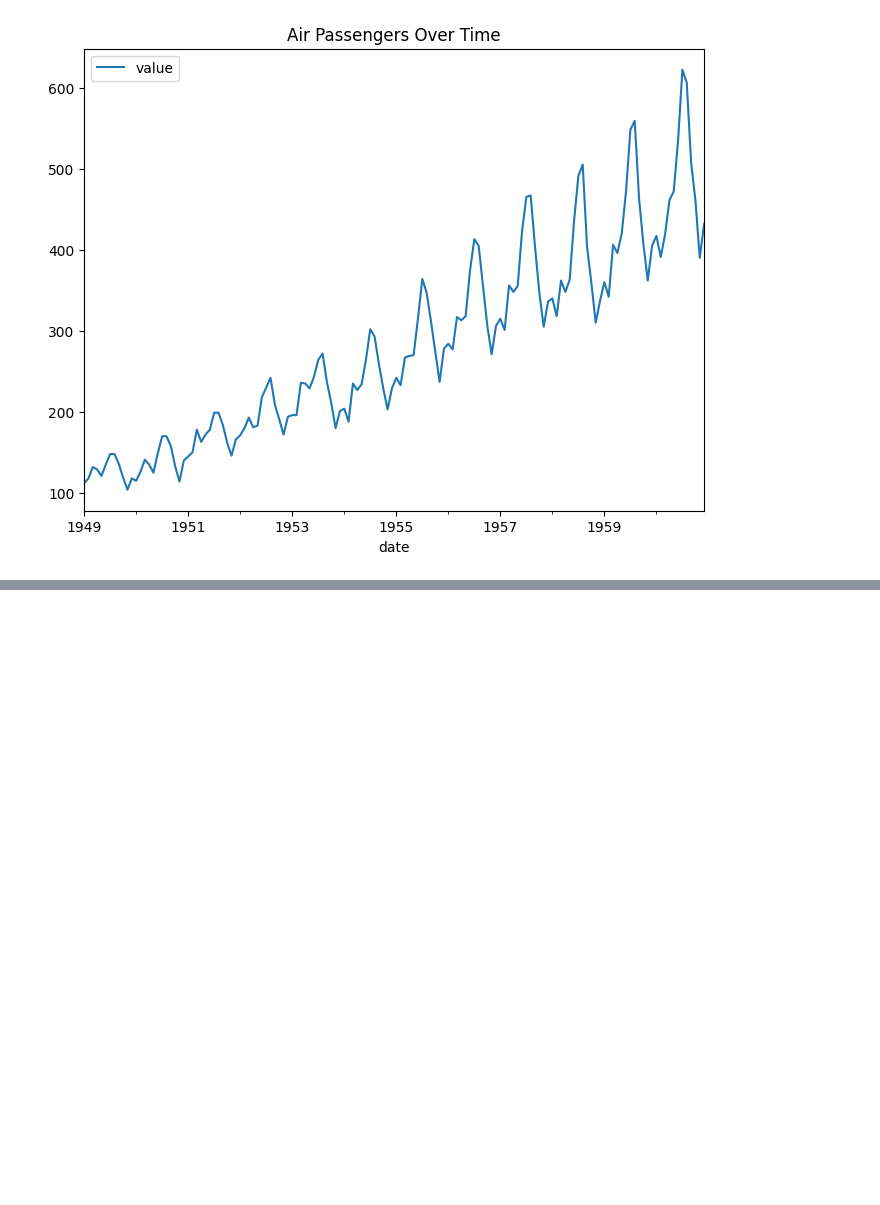
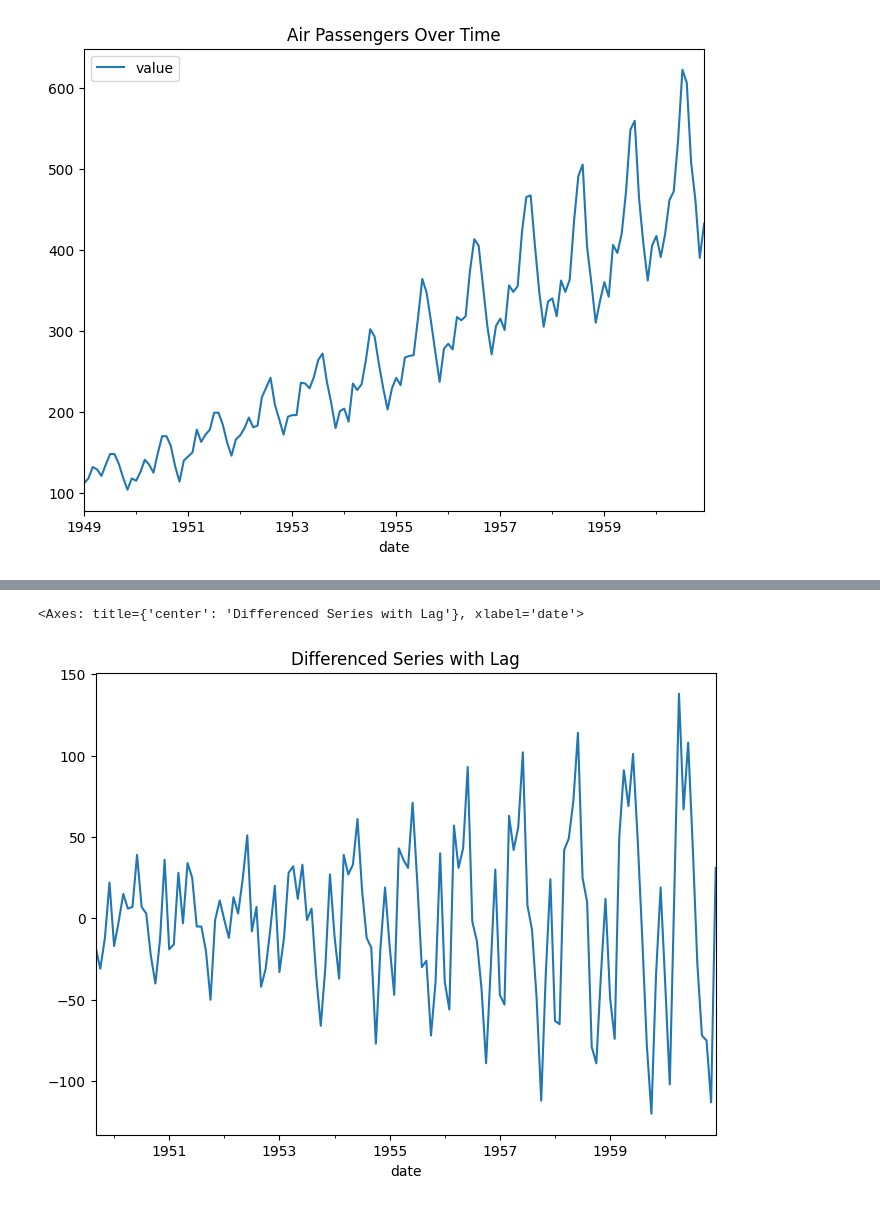
Before and after one commit to shreyjain14/MCA-Assignments, a Jupyter notebook: Trimester-4/ADA/Classwork/03-AirPassengers.ipynb, the cells around one changed output, grey strips where cells are left out. Drawn from its saved outputs; the diff is of its cells as text; code cells hidden in the pictures; blank space fills up the shorter version.

```diff
--- a/Trimester-4/ADA/Classwork/03-AirPassengers.ipynb
+++ b/Trimester-4/ADA/Classwork/03-AirPassengers.ipynb
@@ -66,0 +107,7 @@ Series is non-stationary
+# %%
+n = 7
+df['value_diff_n'] =  df['value_diff'] - df['value_diff'].shift(n)
+df['value_diff_n'].dropna().plot(figsize=(8,6), title='Differenced Series with Lag')
+# %% [output]
+<Axes: title={'center': 'Differenced Series with Lag'}, xlabel='date'>
+[figure, added]
```
Also changed, not shown: parts of 9 cells of this notebook, 1 other file.
